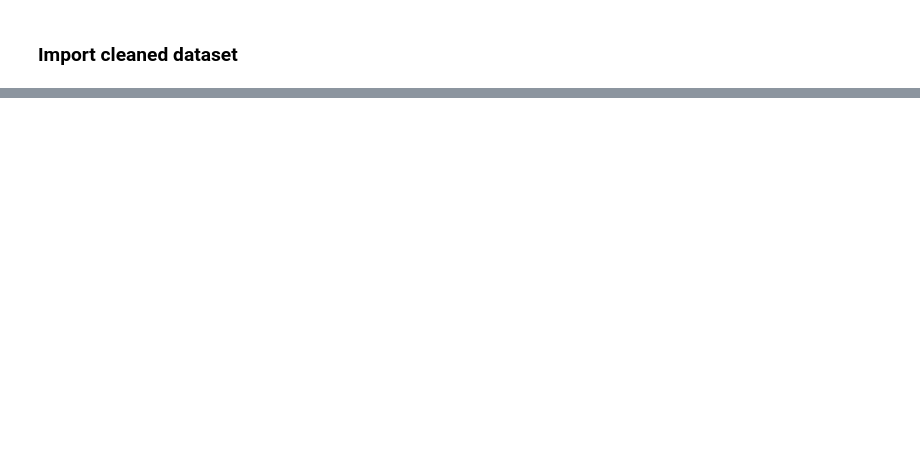
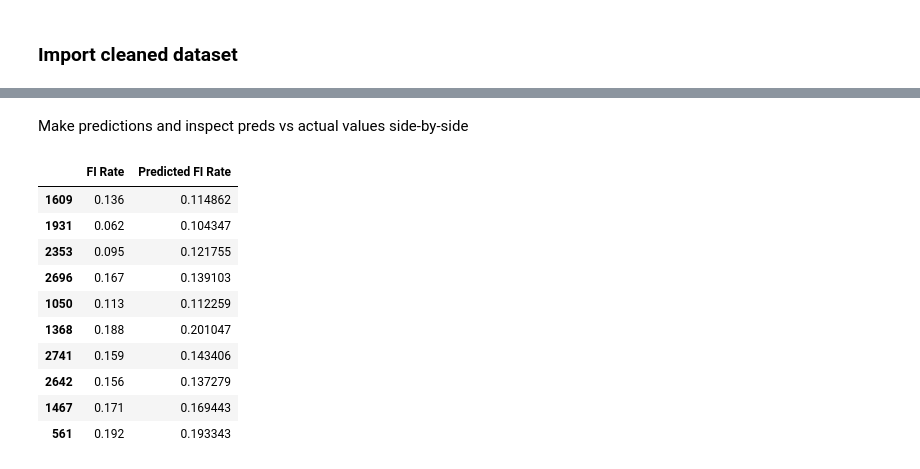
Before and after one commit to khyateed/projecting-food-insecurity, a Jupyter notebook: notebooks/modeling.ipynb, the cells around one changed output, grey strips where cells are left out. Cells and saved outputs as stored; diff of their text form; code cells hidden in the pictures; blank space fills up the shorter version.

```diff
--- a/notebooks/modeling.ipynb
+++ b/notebooks/modeling.ipynb
@@ -57,0 +341,18 @@ X_train, X_test, y_train, y_test = train_test_split(X, y,test_size=.2)
+# %%
+model_5 = LinearRegression()
+model_5.fit(X_train[rfe_features], y_train)
+y_train_pred = model_5.predict(X_train[rfe_features])
+y_test_pred = model_5.predict(X_test[rfe_features])
+
+# R2 of training and test set
+print('R2 Train:',model_5.score(X_train[rfe_features], y_train))
+print('R2 Test:',model_5.score(X_test[rfe_features], y_test))
+
+# RMSE of training and test set
+print('RMSE Train:',np.sqrt(mean_squared_error(y_train, y_train_pred)))
+print('RMSE Test:',np.sqrt(mean_squared_error(y_test, y_test_pred)),'\n')
+
+# cross validation scores
+scores =cross_val_score(model_5, X[rfe_features], y, cv=5,  scoring='r2')
+print('CV Scores:',scores)
+print('Mean CV Score:',np.mean(scores))
@@ -335,0 +417,20 @@ RMSE Test: 0.019314376246171962
+# %% [markdown]
+Make predictions and inspect preds vs actual values side-by-side
+# %%
+# Use RFE model to predict on all 2018 data, and create new column in dataframe for predictions
+preds_2018 = model_5.predict(X[rfe_features])
+test_set = pd.concat([X, y],axis=1).reset_index()
+df_preds = pd.concat([df_18.reset_index() ,pd.Series(preds_2018)],axis=1).rename(columns={0:'Predicted FI Rate'})
+df_preds[['FI Rate','Predicted FI Rate']].sample(10)
+# %% [output]
+|  | FI Rate | Predicted FI Rate |
+| 1609 | 0.136 | 0.114862 |
+| 1931 | 0.062 | 0.104347 |
+| 2353 | 0.095 | 0.121755 |
+| 2696 | 0.167 | 0.139103 |
+| 1050 | 0.113 | 0.112259 |
+| 1368 | 0.188 | 0.201047 |
+| 2741 | 0.159 | 0.143406 |
+| 2642 | 0.156 | 0.137279 |
+| 1467 | 0.171 | 0.169443 |
+| 561 | 0.192 | 0.193343 |
```
Also changed, not shown: parts of 72 cells of this notebook, 1 other file.
